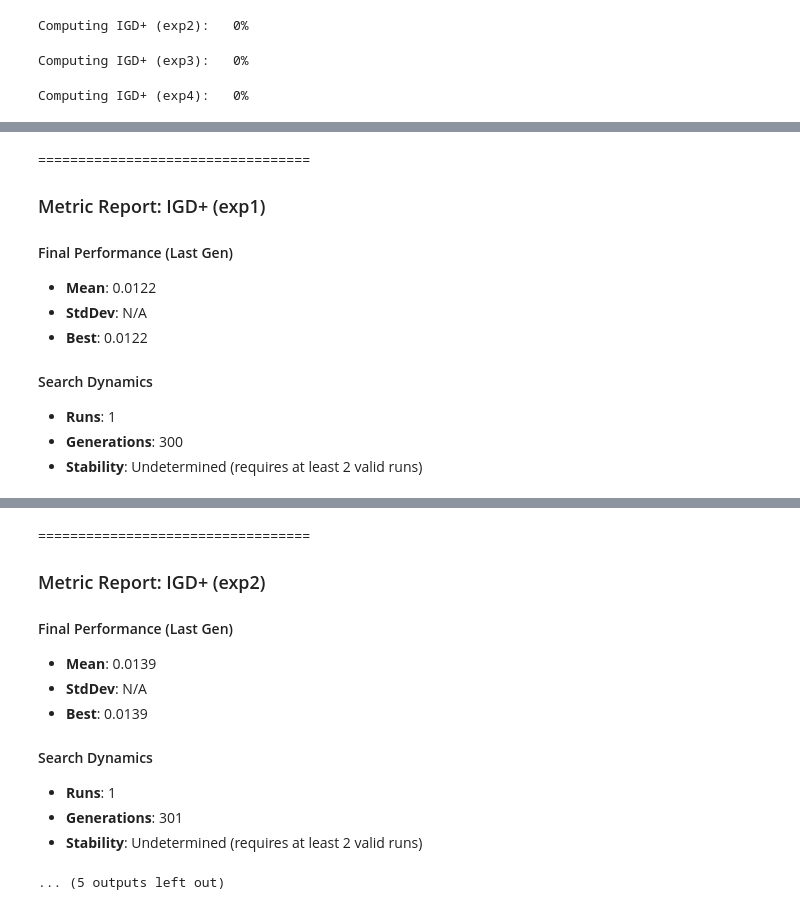
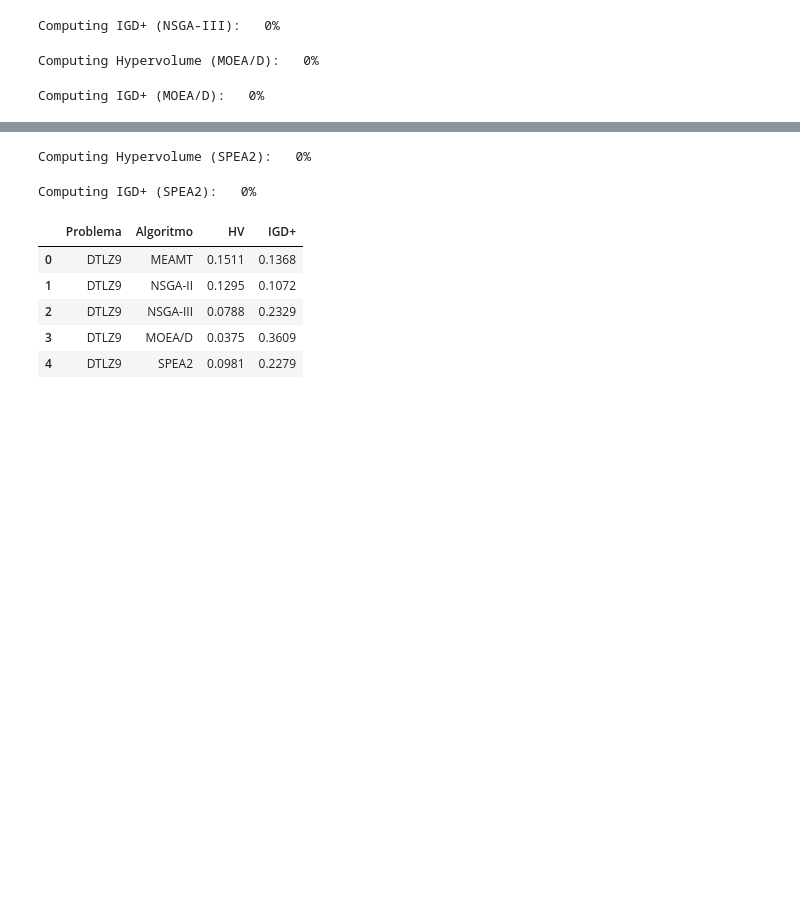
Before and after one commit to LeAresC/MEAMT_Comparision, a Jupyter notebook: temp.ipynb, the cells around one changed output, grey strips where cells are left out. Cells and saved outputs as stored; diff of their text form; code cells hidden in the pictures; blank space fills up the shorter version.

```diff
--- a/temp.ipynb
+++ b/temp.ipynb
@@ -55,23 +72,29 @@ exp4.run()
 # %%
-mb.view.topology(exp1,exp2,exp3, exp4)
-ref = [exp1, exp2, exp3]
-hv1 = mb.metrics.hv(exp1, ref=exp1.optimal_front())
-hv2 = mb.metrics.hv(exp2, ref=exp2.optimal_front())
-hv3 = mb.metrics.hv(exp3, ref=exp3.optimal_front())
-hv4 = mb.metrics.hv(exp4, ref=exp4.optimal_front())
 
 
-igd1 = mb.metrics.igdplus(exp1, ref=exp1.optimal_front())
-igd2 = mb.metrics.igdplus(exp2, ref=exp2.optimal_front())
-igd3 = mb.metrics.igdplus(exp3, ref=exp3.optimal_front())
-igd4 = mb.metrics.igdplus(exp4, ref=exp4.optimal_front())
+linhas = []
+for nome_prob, lista_exps in experimentos_salvos.items():
+    for exp in lista_exps:
+        try:
+            # Extrai a matriz histórica de métricas
+            hv_matrix = mb.metrics.hv(exp, ref=exp.optimal_front())
+            igd_matrix = mb.metrics.igdplus(exp)
 
-hv1.report()
-igd1.report()
-hv2.report()
-igd2.report()
-hv3.report()
-igd3.report()
-hv4.report()
-igd4.report()
+            # Converte para numpy, achata e pega apenas o valor da última geração [-1]
+            hv = float(np.array(hv_matrix).flatten()[-1])
+            igd_plus = float(np.array(igd_matrix).flatten()[-1])
+
+        except Exception as e:
+            print(f"Aviso: Não foi possível extrair métricas para {exp.name} no {nome_prob}. Erro: {e}")
+            hv, igd_plus = float('nan'), float('nan')
+
+        linhas.append({
+            "Problema": nome_prob,
+            "Algoritmo": exp.name,
+            "HV": round(hv, 4),
+            "IGD+": round(igd_plus, 4)
+        })
+
+df_resultados = pd.DataFrame(linhas)
+display(df_resultados)
 # %% [output]
@@ -83,3 +106,3 @@ Computing IGD+ (exp1):   0%
-Computing IGD+ (exp2):   0%
+Computing IGD+ (NSGA-III):   0%
-Computing IGD+ (exp3):   0%
+Computing Hypervolume (MOEA/D):   0%
-Computing IGD+ (exp4):   0%
+Computing IGD+ (MOEA/D):   0%
@@ -116,11 +108,0 @@ Computing IGD+ (exp4):   0%
-==================================
-### Metric Report: IGD+ (exp1)
-#### Final Performance (Last Gen)
-- **Mean**: 0.0122
-- **StdDev**: N/A
-- **Best**: 0.0122
-
-#### Search Dynamics
-- **Runs**: 1
-- **Generations**: 300
-- **Stability**: Undetermined (requires at least 2 valid runs)
@@ -157,12 +109,8 @@ Computing IGD+ (exp4):   0%
-==================================
-### Metric Report: IGD+ (exp2)
-#### Final Performance (Last Gen)
-- **Mean**: 0.0139
-- **StdDev**: N/A
-- **Best**: 0.0139
-
-#### Search Dynamics
-- **Runs**: 1
-- **Generations**: 301
-- **Stability**: Undetermined (requires at least 2 valid runs)
-... (5 outputs left out)
+Computing Hypervolume (SPEA2):   0%
+Computing IGD+ (SPEA2):   0%
+|  | Problema | Algoritmo | HV | IGD+ |
+| 0 | DTLZ9 | MEAMT | 0.1511 | 0.1368 |
+| 1 | DTLZ9 | NSGA-II | 0.1295 | 0.1072 |
+| 2 | DTLZ9 | NSGA-III | 0.0788 | 0.2329 |
+| 3 | DTLZ9 | MOEA/D | 0.0375 | 0.3609 |
+| 4 | DTLZ9 | SPEA2 | 0.0981 | 0.2279 |
```
Also changed, not shown: parts of 4 cells of this notebook, 4 other files.
